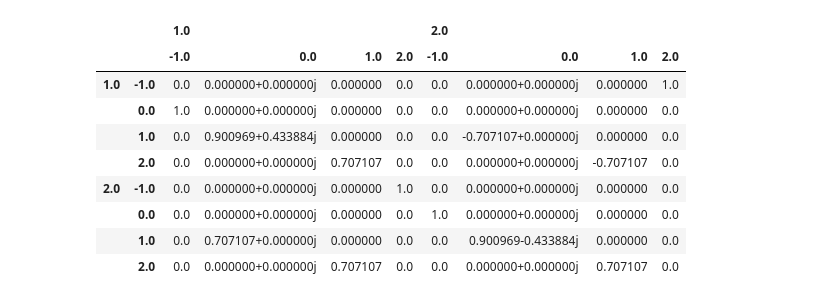
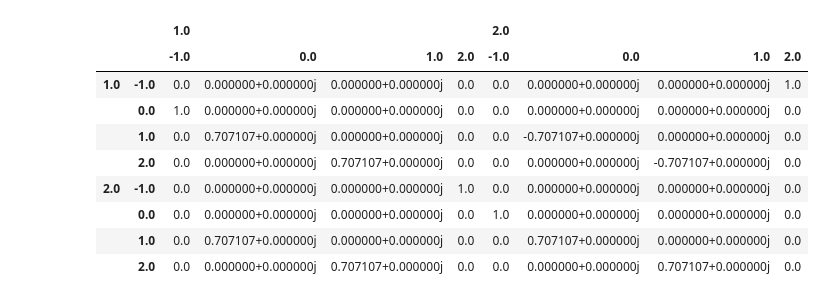
Before and after one commit to dfarre/hilbert-curve, a Jupyter notebook: notebooks/mach-zehnder-test.ipynb, the cells around one changed output. Saved outputs shown, nothing was run; the diff lists cells and outputs as text; code cells hidden in the pictures.

```diff
--- a/notebooks/mach-zehnder-test.ipynb
+++ b/notebooks/mach-zehnder-test.ipynb
@@ -4,17 +4,17 @@ import numpy
 from hilbert import quantum
 from hilbert.curves import lib
 # %%
-system = quantum.SplitToyTrain.mach_zehnder(1, 1, phases=(numpy.pi/7, -numpy.pi/7))
+system = quantum.SplitToyTrain.mach_zehnder(1, 1)
 system.hop_op.o
 # %% [output]
 |  |  | 1.0 |  |  |  | 2.0 |  |  |  |
 |  |  | -1.0 | 0.0 | 1.0 | 2.0 | -1.0 | 0.0 | 1.0 | 2.0 |
-| 1.0 | -1.0 | 0.0 | 0.000000+0.000000j | 0.000000 | 0.0 | 0.0 | 0.000000+0.000000j | 0.000000 | 1.0 |
-|  | 0.0 | 1.0 | 0.000000+0.000000j | 0.000000 | 0.0 | 0.0 | 0.000000+0.000000j | 0.000000 | 0.0 |
-|  | 1.0 | 0.0 | 0.900969+0.433884j | 0.000000 | 0.0 | 0.0 | -0.707107+0.000000j | 0.000000 | 0.0 |
-|  | 2.0 | 0.0 | 0.000000+0.000000j | 0.707107 | 0.0 | 0.0 | 0.000000+0.000000j | -0.707107 | 0.0 |
-| 2.0 | -1.0 | 0.0 | 0.000000+0.000000j | 0.000000 | 1.0 | 0.0 | 0.000000+0.000000j | 0.000000 | 0.0 |
-|  | 0.0 | 0.0 | 0.000000+0.000000j | 0.000000 | 0.0 | 1.0 | 0.000000+0.000000j | 0.000000 | 0.0 |
-|  | 1.0 | 0.0 | 0.707107+0.000000j | 0.000000 | 0.0 | 0.0 | 0.900969-0.433884j | 0.000000 | 0.0 |
-|  | 2.0 | 0.0 | 0.000000+0.000000j | 0.707107 | 0.0 | 0.0 | 0.000000+0.000000j | 0.707107 | 0.0 |
+| 1.0 | -1.0 | 0.0 | 0.000000+0.000000j | 0.000000+0.000000j | 0.0 | 0.0 | 0.000000+0.000000j | 0.000000+0.000000j | 1.0 |
+|  | 0.0 | 1.0 | 0.000000+0.000000j | 0.000000+0.000000j | 0.0 | 0.0 | 0.000000+0.000000j | 0.000000+0.000000j | 0.0 |
+|  | 1.0 | 0.0 | 0.707107+0.000000j | 0.000000+0.000000j | 0.0 | 0.0 | -0.707107+0.000000j | 0.000000+0.000000j | 0.0 |
+|  | 2.0 | 0.0 | 0.000000+0.000000j | 0.707107+0.000000j | 0.0 | 0.0 | 0.000000+0.000000j | -0.707107+0.000000j | 0.0 |
+| 2.0 | -1.0 | 0.0 | 0.000000+0.000000j | 0.000000+0.000000j | 1.0 | 0.0 | 0.000000+0.000000j | 0.000000+0.000000j | 0.0 |
+|  | 0.0 | 0.0 | 0.000000+0.000000j | 0.000000+0.000000j | 0.0 | 1.0 | 0.000000+0.000000j | 0.000000+0.000000j | 0.0 |
+|  | 1.0 | 0.0 | 0.707107+0.000000j | 0.000000+0.000000j | 0.0 | 0.0 | 0.707107+0.000000j | 0.000000+0.000000j | 0.0 |
+|  | 2.0 | 0.0 | 0.000000+0.000000j | 0.707107+0.000000j | 0.0 | 0.0 | 0.000000+0.000000j | 0.707107+0.000000j | 0.0 |
 # %%
```
Also changed, not shown: parts of 12 cells of this notebook, 4 other files.
